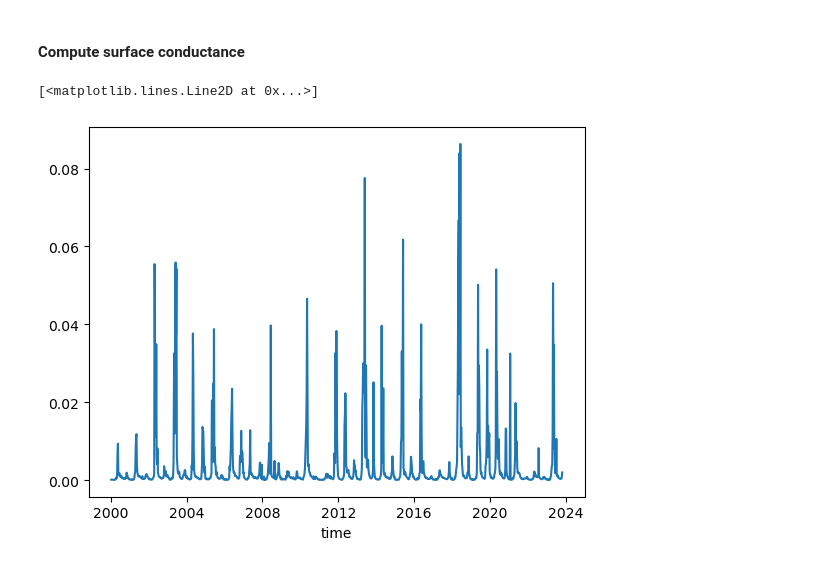
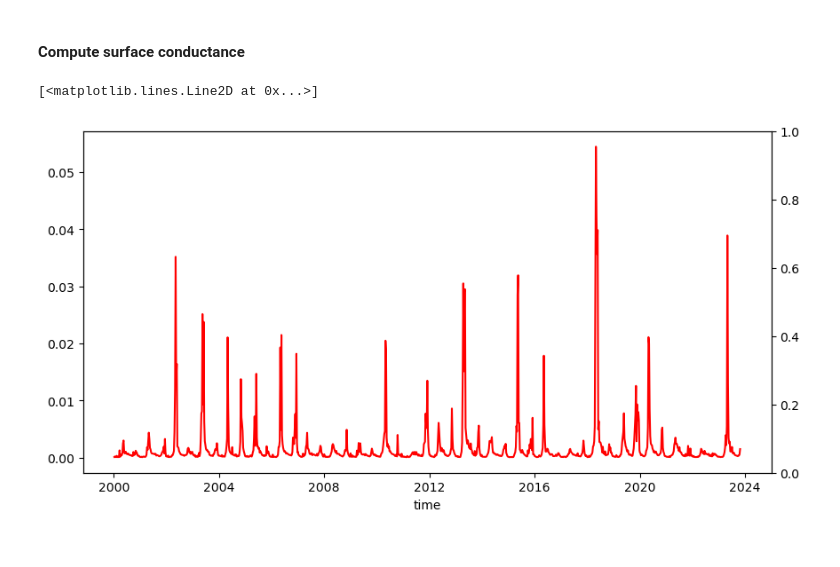
Before and after one commit to klekarkar/carbon_assimilation, a Jupyter notebook: surface_conductance.ipynb, the cells around one changed output. Saved outputs shown, nothing was run; the diff lists cells and outputs as text; code cells hidden in the pictures.

Commit message:
'updated calculations for surface conducatnce'

```diff
--- a/surface_conductance.ipynb
+++ b/surface_conductance.ipynb
@@ -67,0 +77,4 @@ for ds, name in zip(datasets, dataset_names):
+# %%
+
+# Reorder the dimensions of gamma_broadcasted
+gamma_broadcasted = gamma_broadcasted.transpose("time", "lat", "lon")
@@ -79,13 +97,15 @@ for key in keys_list:
 gamma = common_grid['gamma']['psychrometric_constant']
 delta = grouped_data['delta']['air_temperature']
 
-ra_term = 208 / (grouped_data["mswx_wind"]['wind_speed'] * common_grid['gamma']['psychrometric_constant'])  #aerodynamic resistance term
-rad_term = grouped_data["delta"]['air_temperature'] * grouped_data["Rn"]['Rn']  #radiation term
-water_demand_part= common_grid['gamma']['psychrometric_constant'] * grouped_data['mswx_wind']['wind_speed']  * grouped_data["vpd"]['VPD'] * 900 / (grouped_data["mswx_tmean"]['air_temperature'] + 273)  #water demand term
+ra_term = 208 / (grouped_data["mswx_wind"]['wind_speed'] * gamma_broadcasted['psychrometric_constant'])  #aerodynamic resistance term
+rad_term = 0.408 * grouped_data["delta"]['air_temperature'] * grouped_data["Rn"]['Rn']  #radiation term in mm/day
+water_demand_part= gamma_broadcasted['psychrometric_constant'] * grouped_data['mswx_wind']['wind_speed']  * grouped_data["vpd"]['VPD'] * 900 / (grouped_data["mswx_tmean"]['air_temperature'] + 273)  #water demand term (mm/day)
 # %%
-#Convert LE to from J/2/day to MJ/m2/day
-LE= (common_grid['modis_LE'].where(common_grid['modis_LE']<3000)) * 10000 * 1e-6 #10000 is scaling factor, 1e-6 is conversion factor from J to MJ
-LE_moified = LE.where(LE>0)
+#Convert LE to from J/2/day to MJ/m2/day to mm/day
+LE= (common_grid['modis_LE'].where(common_grid['modis_LE']<5000)) * 10000 * 1e-6 * 0.408 #10000 is scaling factor, 1e-6 is conversion factor from J to MJ
+LE_modified = LE.where(LE>0) #mm/day
 # %%
-rs = ra_term *((rad_term + water_demand_part)/LE_moified['LE'] - gamma - delta)
+rs = ra_term *((rad_term + water_demand_part)/LE_modified['LE'] - gamma - delta)
 rs = rs.where(rs>0)
+
+surface_conductance = 1/rs
@@ -92,6 +118,10 @@ rs = rs.where(rs>0)
 # %%
+fig,ax = plt.subplots(figsize=(10,5))
+ax2 = ax.twinx()
 surface_conductance = 1/rs
-surface_conductance.sel(lat = slice(2.2,4.6),lon = slice(36.5,39.6)).mean(dim = ['lat','lon']).plot()
+surface_conductance.sel(lat = slice(2.5,4.6),lon = slice(36.5,39.6)).mean(dim = ['lat','lon']).plot(ax=ax,label = 'Surface conductance', c = 'r')
+#rs_LAI.sel(lat = slice(2.5,4.6),lon = slice(36.5,39.6)).mean(dim = ['lat','lon']).plot(ax=ax2,label = 'LAI')
+#plt.legend()
 # %% [output]
 [<matplotlib.lines.Line2D at 0x...>]
-[figure, old version]
+[figure, new version]
```
Also changed, not shown: parts of 10 cells of this notebook, 1 other file.
